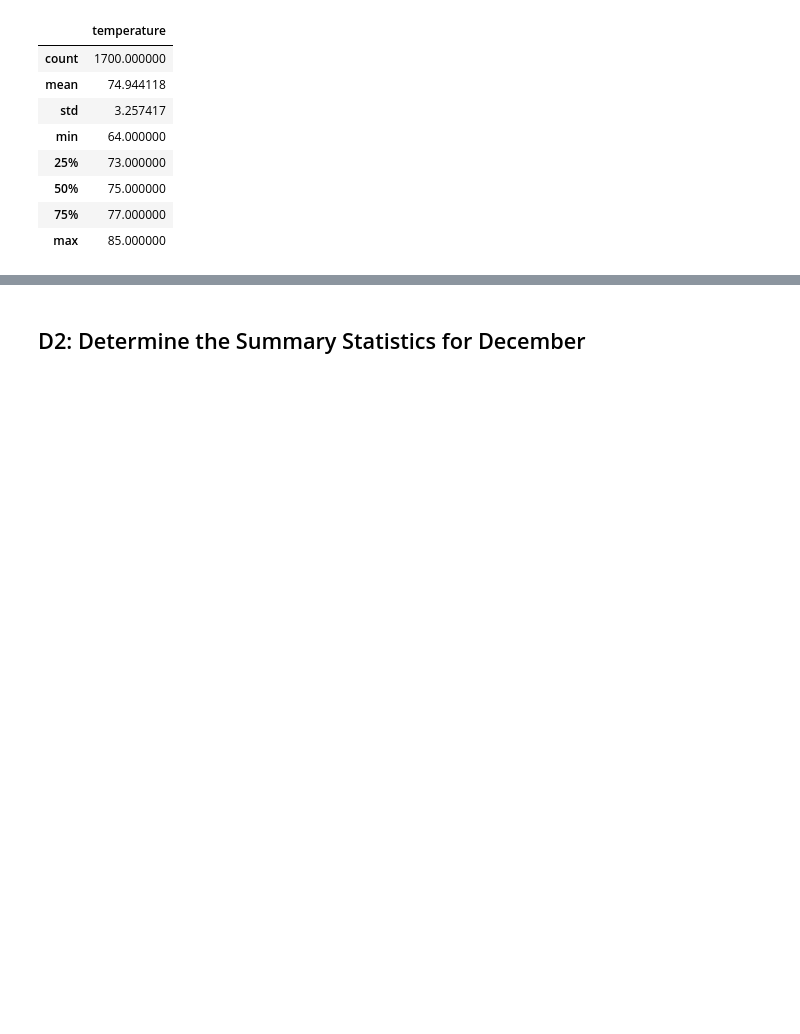
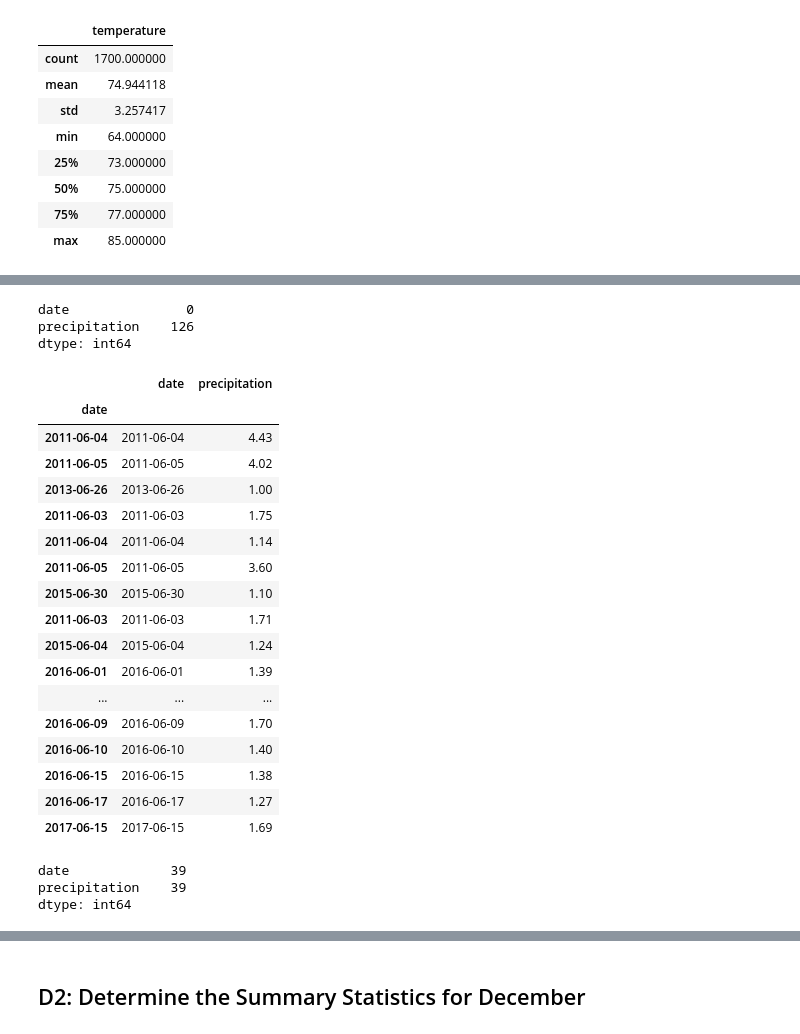
Before and after one commit to Csstndly/Surfs_Up, a Jupyter notebook: SurfsUp_Challenge.ipynb, the cells around one changed output, grey strips where cells are left out. Saved outputs shown, nothing was run; the diff lists cells and outputs as text; code cells hidden in the pictures; blank space fills up the shorter version.

```diff
--- a/SurfsUp_Challenge.ipynb
+++ b/SurfsUp_Challenge.ipynb
@@ -89,0 +101,3 @@ df.describe()
+# %%
+jun_prcp= session.query(Measurement.date, Measurement.prcp).filter(extract('month', Measurement.date) == 6).all()
+print(jun_prcp)
@@ -89,0 +106,4 @@ df.describe()
+# %%
+jun_prcp_df = pd.DataFrame(jun_prcp, columns=['date','precipitation'])
+jun_prcp_df.set_index(jun_prcp_df['date'], inplace=True)
+print(jun_prcp_df.to_string(index=False))
@@ -89,0 +128,33 @@ df.describe()
+# %%
+jun_prcp_df.isnull().sum()
+# %% [output]
+date               0
+precipitation    126
+dtype: int64
+# %%
+jun_prcp_df.loc[jun_prcp_df['precipitation'] >= 1]
+# %% [output]
+|  | date | precipitation |
+| date |  |  |
+| 2011-06-04 | 2011-06-04 | 4.43 |
+| 2011-06-05 | 2011-06-05 | 4.02 |
+| 2013-06-26 | 2013-06-26 | 1.00 |
+| 2011-06-03 | 2011-06-03 | 1.75 |
+| 2011-06-04 | 2011-06-04 | 1.14 |
+| 2011-06-05 | 2011-06-05 | 3.60 |
+| 2015-06-30 | 2015-06-30 | 1.10 |
+| 2011-06-03 | 2011-06-03 | 1.71 |
+| 2015-06-04 | 2015-06-04 | 1.24 |
+| 2016-06-01 | 2016-06-01 | 1.39 |
+| ... | ... | ... |
+| 2016-06-09 | 2016-06-09 | 1.70 |
+| 2016-06-10 | 2016-06-10 | 1.40 |
+| 2016-06-15 | 2016-06-15 | 1.38 |
+| 2016-06-17 | 2016-06-17 | 1.27 |
+| 2017-06-15 | 2017-06-15 | 1.69 |
+# %%
+jun_prcp_df.loc[jun_prcp_df['precipitation'] >= 1].count()
+# %% [output]
+date             39
+precipitation    39
+dtype: int64
```
Also changed, not shown: parts of 21 cells of this notebook, 1 other file.
